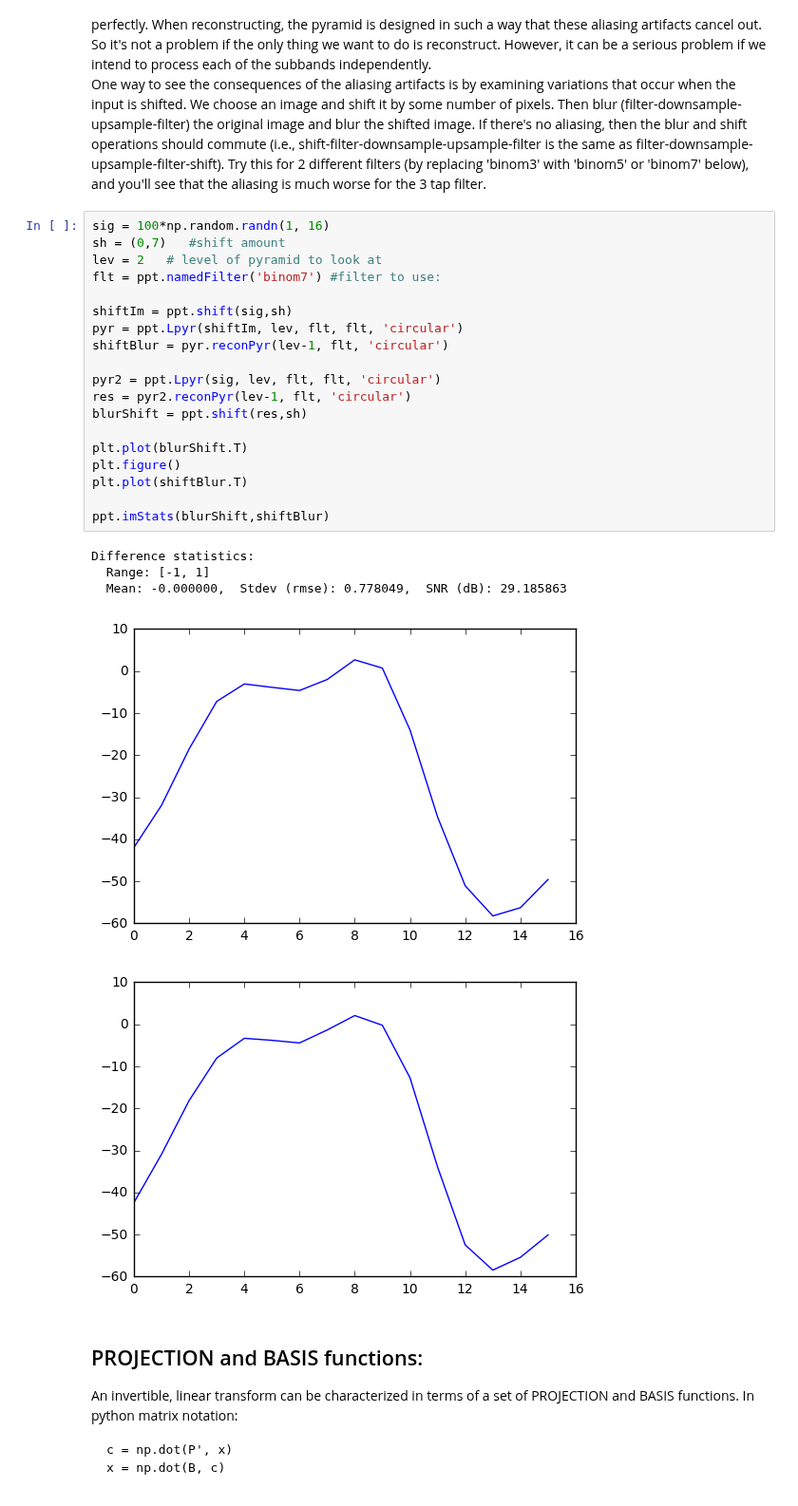
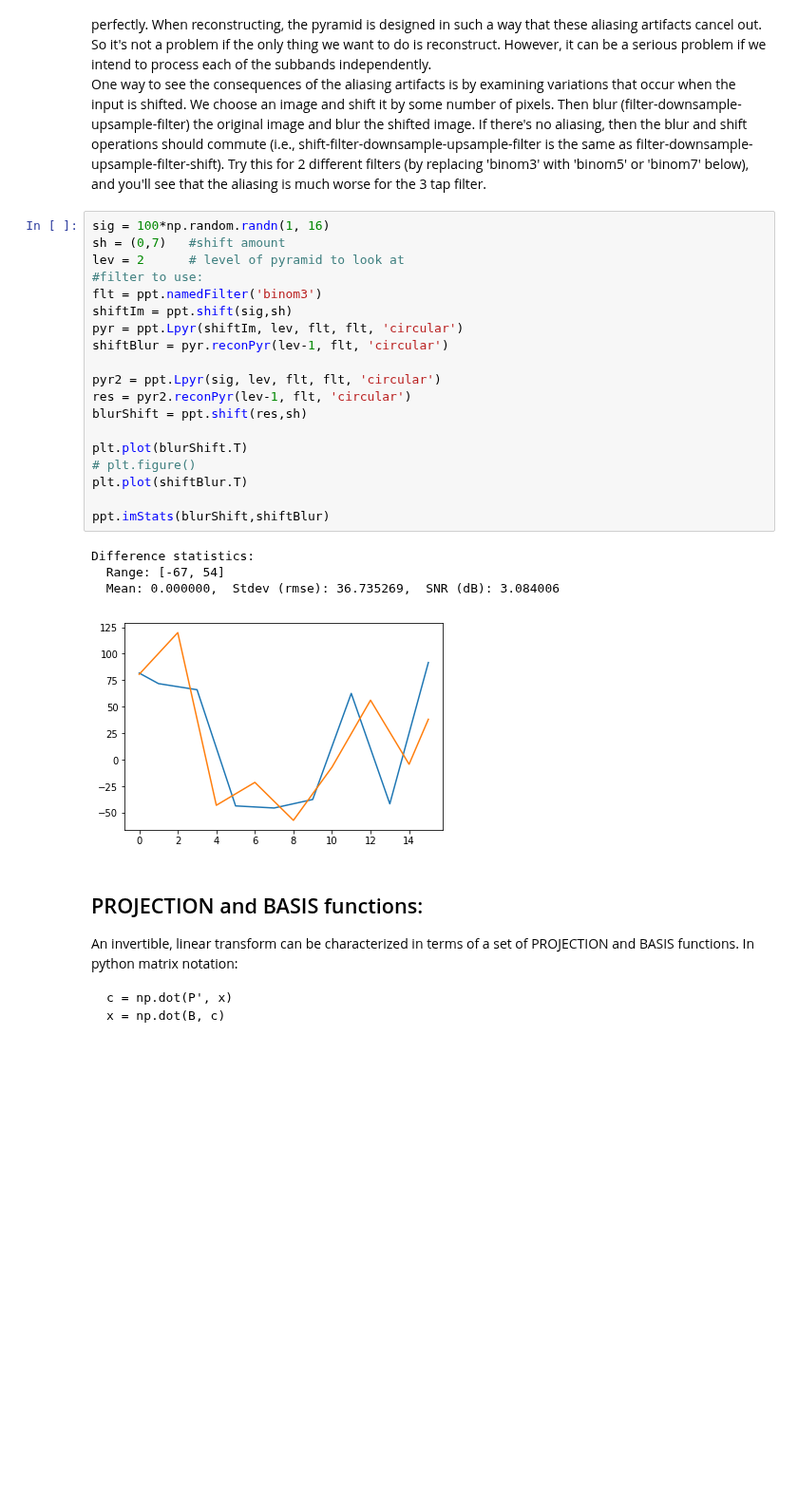
Before and after one commit to LabForComputationalVision/pyrtools, a Jupyter notebook: pyPyrTools/TUTORIALS/pyramids.ipynb, the cells around one changed output. Shown at 95% size. Saved outputs shown, nothing was run; the diff lists cells and outputs as text; blank space fills up the shorter version.

```diff
--- a/pyPyrTools/TUTORIALS/pyramids.ipynb
+++ b/pyPyrTools/TUTORIALS/pyramids.ipynb
@@ -271,28 +280,27 @@ filter.
 # %%
 sig = 100*np.random.randn(1, 16)
 sh = (0,7)   #shift amount
-lev = 2   # level of pyramid to look at
-flt = ppt.namedFilter('binom7') #filter to use:
-
+lev = 2      # level of pyramid to look at
+#filter to use:
+flt = ppt.namedFilter('binom3')
 shiftIm = ppt.shift(sig,sh)
 pyr = ppt.Lpyr(shiftIm, lev, flt, flt, 'circular')
 shiftBlur = pyr.reconPyr(lev-1, flt, 'circular')
 
 pyr2 = ppt.Lpyr(sig, lev, flt, flt, 'circular')
 res = pyr2.reconPyr(lev-1, flt, 'circular')
 blurShift = ppt.shift(res,sh)
 
 plt.plot(blurShift.T)
-plt.figure()
+# plt.figure()
 plt.plot(shiftBlur.T)
 
 ppt.imStats(blurShift,shiftBlur)
 # %% [output]
 Difference statistics:
-  Range: [-1, 1]
-  Mean: -0.000000,  Stdev (rmse): 0.778049,  SNR (dB): 29.185863
+  Range: [-67, 54]
+  Mean: 0.000000,  Stdev (rmse): 36.735269,  SNR (dB): 3.084006
-[figure, old version]
+[figure, new version]
-[figure, removed]
 # %% [markdown]
 ## PROJECTION and BASIS functions:
 
```
Also changed, not shown: parts of 61 cells of this notebook, 49 other files.
